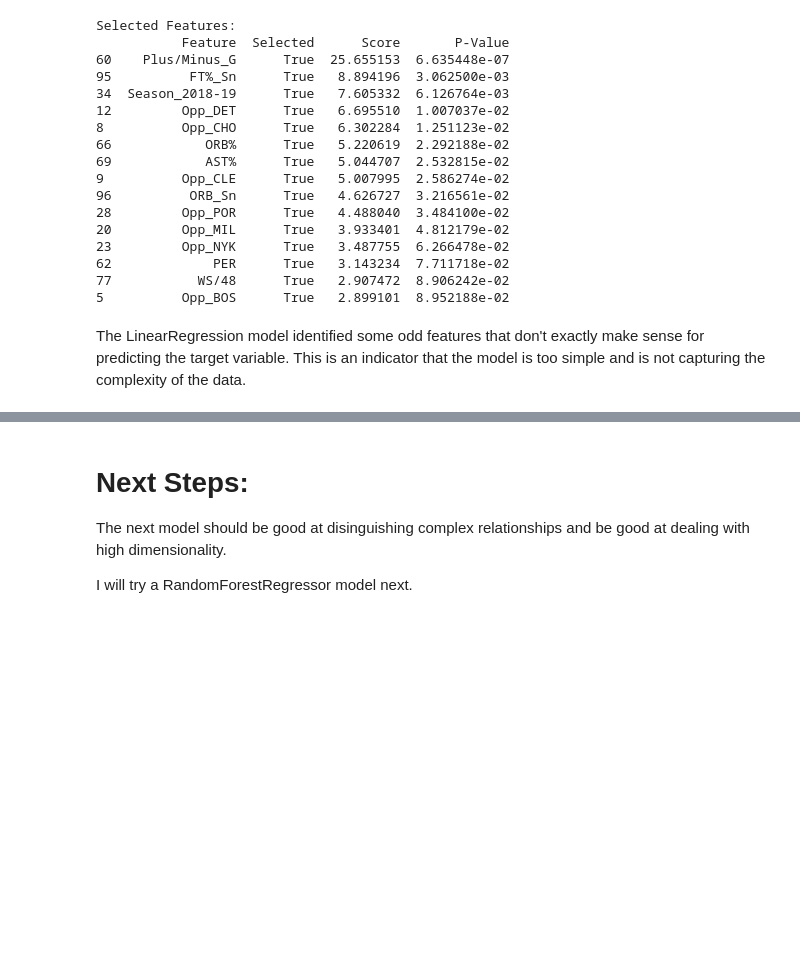
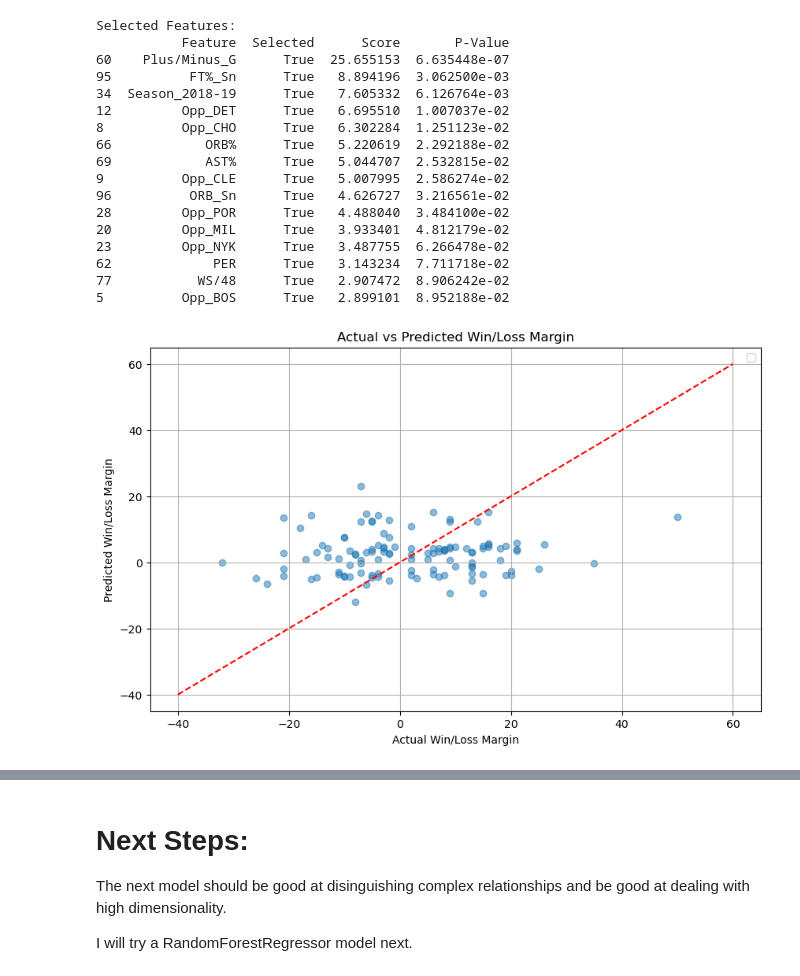
Before and after one commit to sabrinasayed99/Ph4_NBA_Player_Performance, a Jupyter notebook: Baseline_Model.ipynb, the cells around one changed output, grey strips where cells are left out. Cells and saved outputs as stored; diff of their text form; code cells hidden in the pictures; blank space fills up the shorter version.

Commit message:
tuning, visualizing

```diff
--- a/Baseline_Model.ipynb
+++ b/Baseline_Model.ipynb
@@ -379,5 +379,15 @@ Selected Features:
 62             PER      True   3.143234  7.711718e-02
 77           WS/48      True   2.907472  8.906242e-02
 5          Opp_BOS      True   2.899101  8.952188e-02
-# %% [markdown]
-The LinearRegression model identified some odd features that don't exactly make sense for predicting the target variable. This is an indicator that the model is too simple and is not capturing the complexity of the data.
+# %%
+# Visualizing  actual vs predicted values
+plt.figure(figsize=(10, 6))
+plt.scatter(y_test, y_pred, alpha=0.5)
+plt.plot([-40, 60], [-40, 60], 'r--')
+plt.xlabel('Actual Win/Loss Margin')
+plt.ylabel('Predicted Win/Loss Margin')
+plt.title('Actual vs Predicted Win/Loss Margin')
+plt.legend()
+plt.grid(True)
+# %% [output]
+[figure, added]
```
Also changed, not shown: parts of 4 cells of this notebook, 4 other files.
